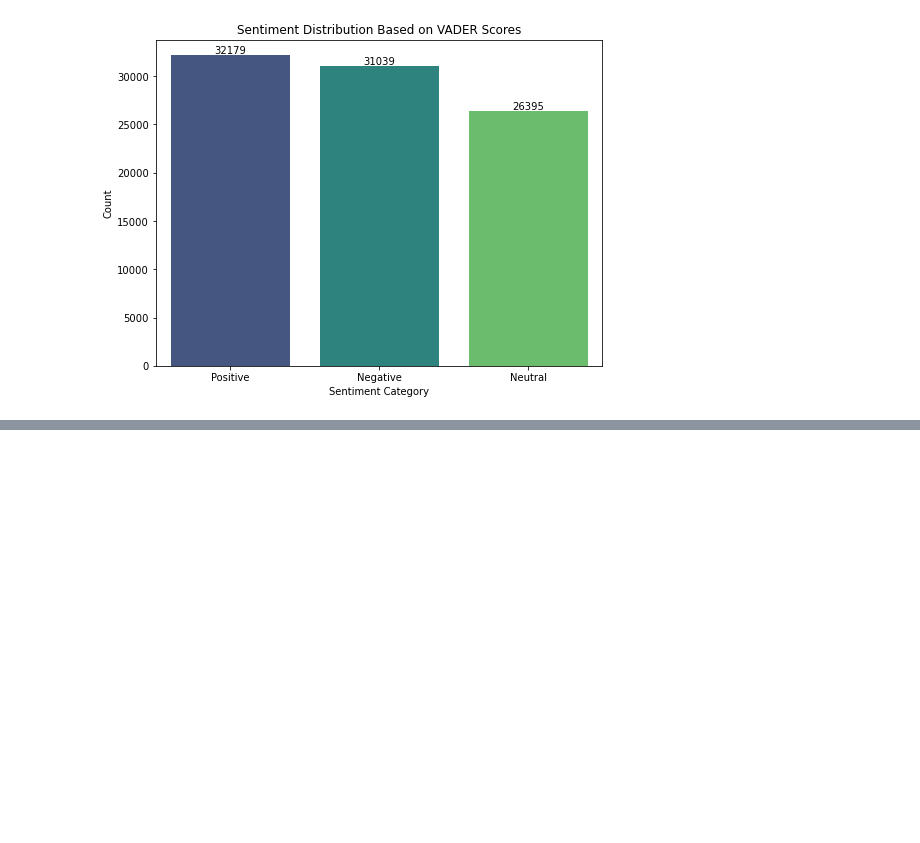
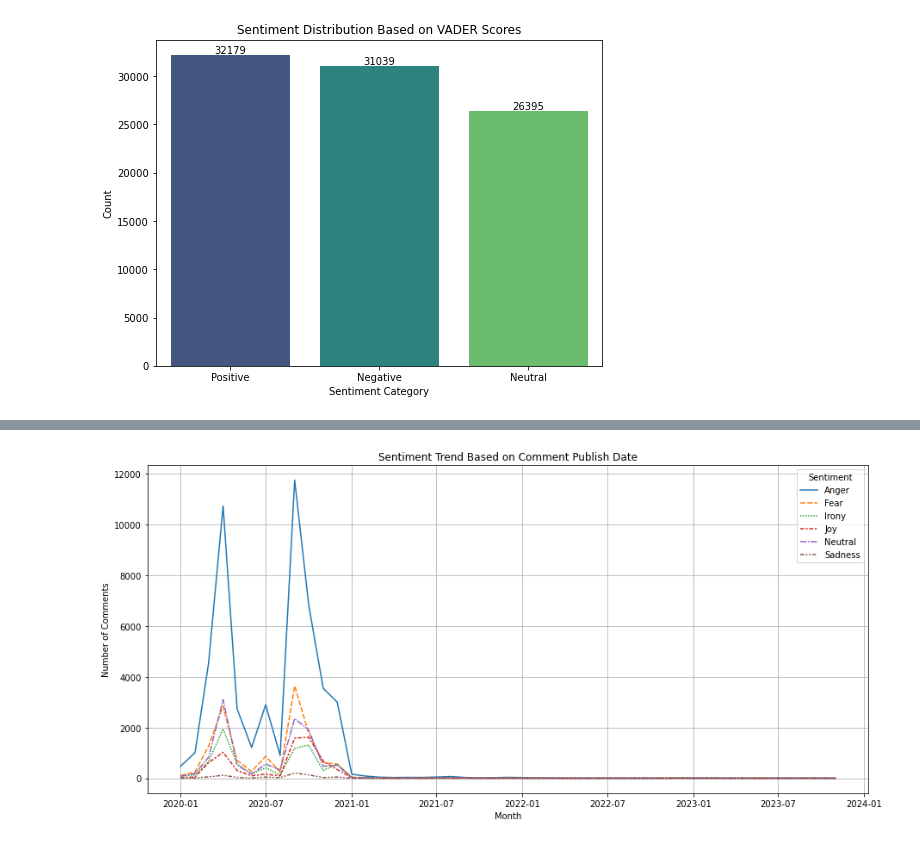
Before and after one commit to yuzhouw313/Content-Analysis-Homework, a Jupyter notebook: final_project/final_analysis.ipynb, the cells around one changed output, grey strips where cells are left out. Drawn from its saved outputs; the diff is of its cells as text; code cells hidden in the pictures; blank space fills up the shorter version.

```diff
--- a/final_project/final_analysis.ipynb
+++ b/final_project/final_analysis.ipynb
@@ -1105,0 +1405,2 @@ plt.show()
+# %%
+combined_df['Comment PublishedAt'] = pd.to_datetime(combined_df['Comment PublishedAt'])
@@ -1105,0 +1425,15 @@ plt.show()
+# %%
+monthly_sentiment = combined_df.groupby([combined_df['Comment PublishedAt'].dt.to_period('M'), 'OpenAI Sentiment']).size().unstack(fill_value=0)
+monthly_sentiment.index = monthly_sentiment.index.to_timestamp()
+
+plt.figure(figsize=(15, 7))
+sns.lineplot(data=monthly_sentiment)
+
+plt.title('Sentiment Trend Based on Comment Publish Date')
+plt.xlabel('Month')
+plt.ylabel('Number of Comments')
+plt.legend(title='Sentiment')
+plt.grid(True)
+plt.show()
+# %% [output]
+[figure, added]
```
Also changed, not shown: parts of 83 cells of this notebook.
